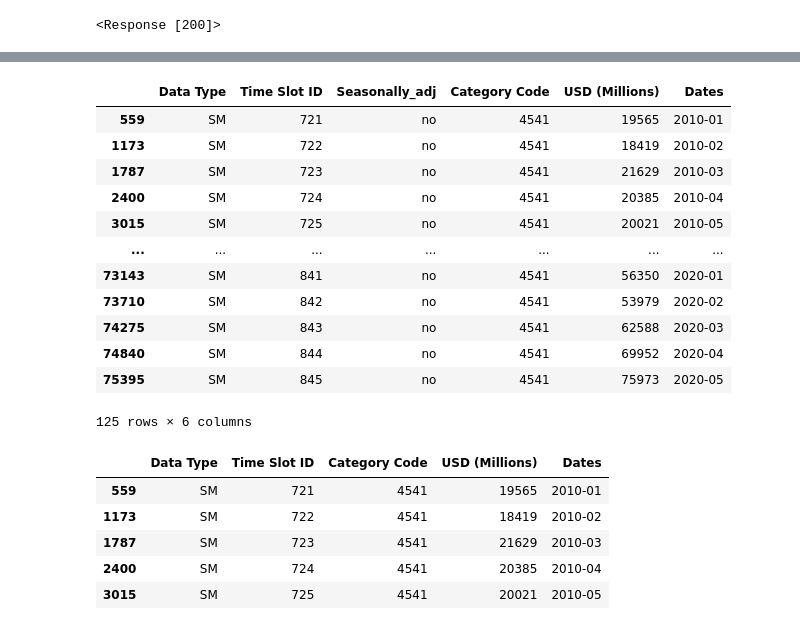
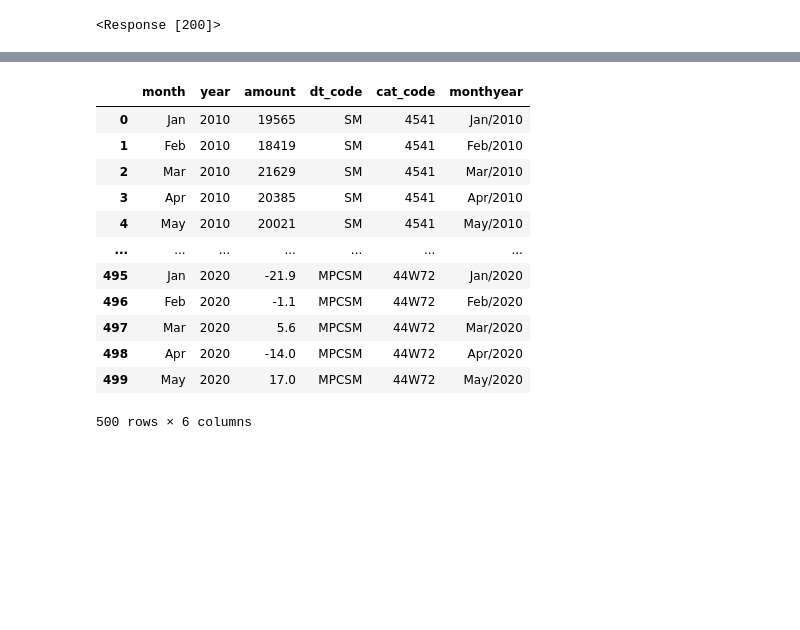
Before and after one commit to jeffhoffmanmba/Project1_eCommerce_Trends, a Jupyter notebook: Census API.ipynb, the cells around one changed output, grey strips where cells are left out. Saved outputs shown, nothing was run; the diff lists cells and outputs as text; code cells hidden in the pictures; blank space fills up the shorter version.

```diff
--- a/Census API.ipynb
+++ b/Census API.ipynb
@@ -97,28 +47,38 @@ adjusted_df
-# %%
-#cleaning up data to only display category code 4541 which is "Electronic Shopping and Mail Order Houses"
-category_df = adjusted_df.loc[adjusted_df["Category Code"]=="4541"]
-category_df
-# %% [output]
-|  | Data Type | Time Slot ID | Seasonally_adj | Category Code | USD (Millions) | Dates |
-| 559 | SM | 721 | no | 4541 | 19565 | 2010-01 |
-| 1173 | SM | 722 | no | 4541 | 18419 | 2010-02 |
-| 1787 | SM | 723 | no | 4541 | 21629 | 2010-03 |
-| 2400 | SM | 724 | no | 4541 | 20385 | 2010-04 |
-| 3015 | SM | 725 | no | 4541 | 20021 | 2010-05 |
-| ... | ... | ... | ... | ... | ... | ... |
-| 73143 | SM | 841 | no | 4541 | 56350 | 2020-01 |
-| 73710 | SM | 842 | no | 4541 | 53979 | 2020-02 |
-| 74275 | SM | 843 | no | 4541 | 62588 | 2020-03 |
-| 74840 | SM | 844 | no | 4541 | 69952 | 2020-04 |
-| 75395 | SM | 845 | no | 4541 | 75973 | 2020-05 |
-125 rows × 6 columns
-# %%
-del category_df['Seasonally_adj']
-category_df.head()
-# %% [output]
-|  | Data Type | Time Slot ID | Category Code | USD (Millions) | Dates |
-| 559 | SM | 721 | 4541 | 19565 | 2010-01 |
-| 1173 | SM | 722 | 4541 | 18419 | 2010-02 |
-| 1787 | SM | 723 | 4541 | 21629 | 2010-03 |
-| 2400 | SM | 724 | 4541 | 20385 | 2010-04 |
-| 3015 | SM | 725 | 4541 | 20021 | 2010-05 |
+# %%
+#Cleaning up to DataFrame
+data_df=response_df[((response_df["category_code"] == "44W72") | (response_df["category_code"] == "4541")) &
+                 ((response_df["data_type_code"] == "SM") | (response_df["data_type_code"] == "MPCSM")) &
+                 (response_df["seasonally_adj"] == "no")]
+
+data_df["year"], data_df["month"] = data_df['time'].str.split('-', 1).str
+data_df["year"] = data_df["year"].astype(int)
+
+
+data_df["month"].replace({"01":"Jan","02":"Feb","03":"Mar","04":"Apr","05":"May","06":"Jun","07":"Jul","08":"Aug",
+                          "09":"Sep","10":"Oct","11":"Nov","12":"Dec"}, inplace=True)
+
+data_df["mon/yy"] = ""
+data_df["mon/yy"] = data_df["month"] + "/" + data_df["year"].astype(str)
+
+complete_df = pd.DataFrame({"month": data_df["month"], "year": data_df["year"], "amount": data_df["cell_value"],
+              "dt_code": data_df["data_type_code"], "cat_code": data_df["category_code"], "monthyear" : data_df["mon/yy"]})
+
+complete_df.reset_index(inplace=True,drop=True)
+complete_df.sort_values(["cat_code", "dt_code"], inplace=True,ascending=False)
+complete_df.reset_index(inplace=True, drop=True)
+complete_df.to_csv("censusdata_complete2.csv", index=False, header=True)
+complete_df
+# %% [output]
+|  | month | year | amount | dt_code | cat_code | monthyear |
+| 0 | Jan | 2010 | 19565 | SM | 4541 | Jan/2010 |
+| 1 | Feb | 2010 | 18419 | SM | 4541 | Feb/2010 |
+| 2 | Mar | 2010 | 21629 | SM | 4541 | Mar/2010 |
+| 3 | Apr | 2010 | 20385 | SM | 4541 | Apr/2010 |
+| 4 | May | 2010 | 20021 | SM | 4541 | May/2010 |
+| ... | ... | ... | ... | ... | ... | ... |
+| 495 | Jan | 2020 | -21.9 | MPCSM | 44W72 | Jan/2020 |
+| 496 | Feb | 2020 | -1.1 | MPCSM | 44W72 | Feb/2020 |
+| 497 | Mar | 2020 | 5.6 | MPCSM | 44W72 | Mar/2020 |
+| 498 | Apr | 2020 | -14.0 | MPCSM | 44W72 | Apr/2020 |
+| 499 | May | 2020 | 17.0 | MPCSM | 44W72 | May/2020 |
+500 rows × 6 columns
```
Also changed, not shown: parts of 20 cells of this notebook, 1 other file.
